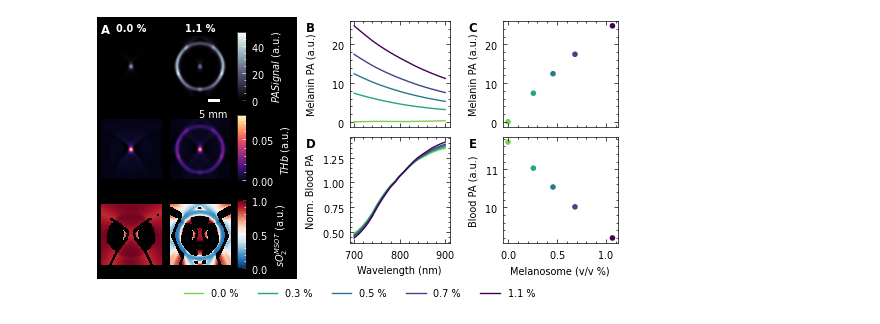
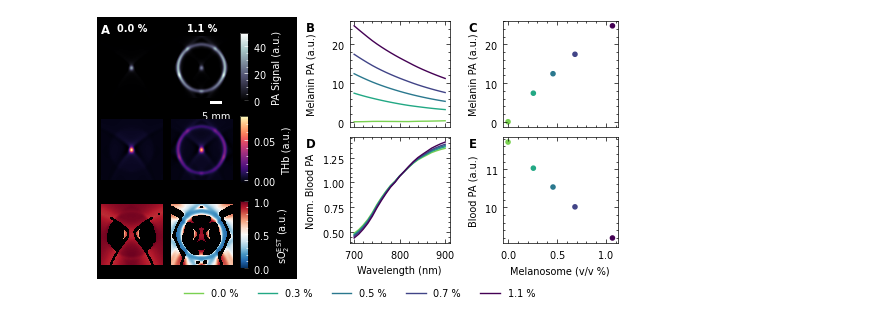
Before and after one commit to BohndiekLab/melanin-phantom-simulation-paper, a Jupyter notebook: simulations/06acoustic_visualise_invision.ipynb, the cells around one changed output. Saved outputs shown, nothing was run; the diff lists cells and outputs as text; code cells hidden in the pictures.

```diff
--- a/simulations/06acoustic_visualise_invision.ipynb
+++ b/simulations/06acoustic_visualise_invision.ipynb
@@ -207,15 +207,15 @@ fix_clims(so2_ims)
 
 cbars = []
 cbar = plt.colorbar(ims[0], ax=im_grid[0], aspect=8)
-cbar.set_label("$PA Signal$ (a.u.)", color="w")
+cbar.set_label("PA Signal (a.u.)", color="w")
 cbar.ax.tick_params(color="w", labelcolor="w", which="both")
 cbars.append(cbar)
 cbar = plt.colorbar(thb_ims[0], ax=im_grid[1], aspect=8)
-cbar.set_label("$THb$ (a.u.)", color="w")
+cbar.set_label("THb (a.u.)", color="w")
 cbar.ax.tick_params(color="w", labelcolor="w", which="both")
 cbars.append(cbar)
 cbar = plt.colorbar(so2_ims[0], ax=im_grid[2], aspect=8)
-cbar.set_label("$sO_2^{MSOT}$ (a.u.)", color="w")
+cbar.set_label("$\mathrm{sO_2^{EST}}$ (a.u.)", color="w")
 cbar.ax.tick_params(color="w", labelcolor="w", which="both")
 cbars.append(cbar)
 
@@ -230,31 +230,31 @@ for i, label_ax in enumerate(im_grid[0]):
         va="bottom",
         fontsize="medium",
         color="w",
         fontweight="bold",
     )
 
 label = add_axis_label(im_grid[0, 0], "A")
 label.set_color("w")
 add_axis_label(ax1, "B")
 add_axis_label(ax3, "C")
 add_axis_label(ax2, "D")
 add_axis_label(ax4, "E")
 subsubfiga.align_labels()
 subsubfigb.align_labels()
 subfiga.align_labels()
 subfigb.align_labels()
 fig.align_labels()
 
 for i in range(1, len(cbars)):
     fig._align_label_groups["y"].join(cbars[0].ax, cbars[i].ax)
 
 fig.legend(
     *ax1.get_legend_handles_labels(),
     loc="upper center",
     bbox_to_anchor=(0.5, 0),
     ncol=5,
 )
 plt.savefig("../figures/figure_016.pdf", dpi=300)
 plt.show()
 # %% [output]
-[figure, old version]
+[figure, new version]
```
Also changed, not shown: parts of 2 cells of this notebook, 48 other files.
